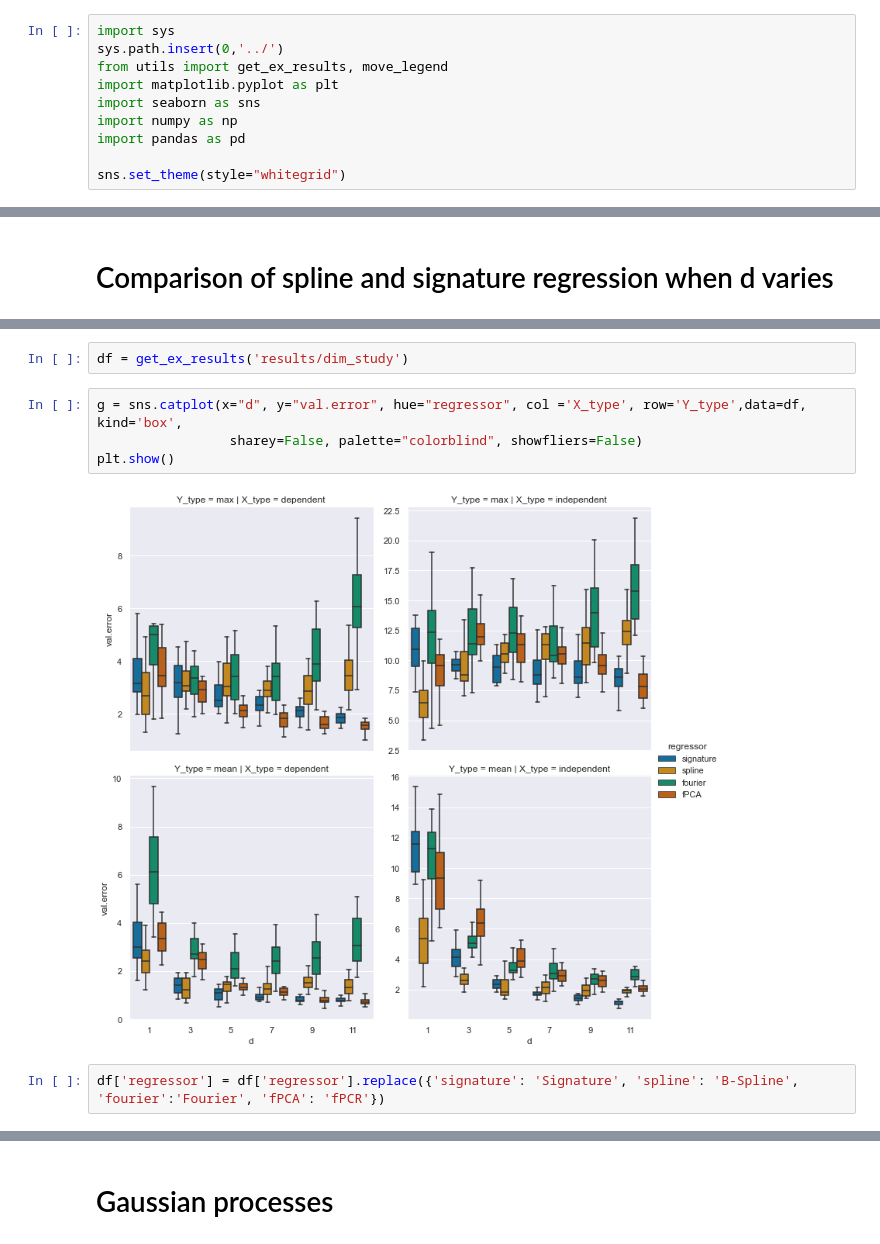
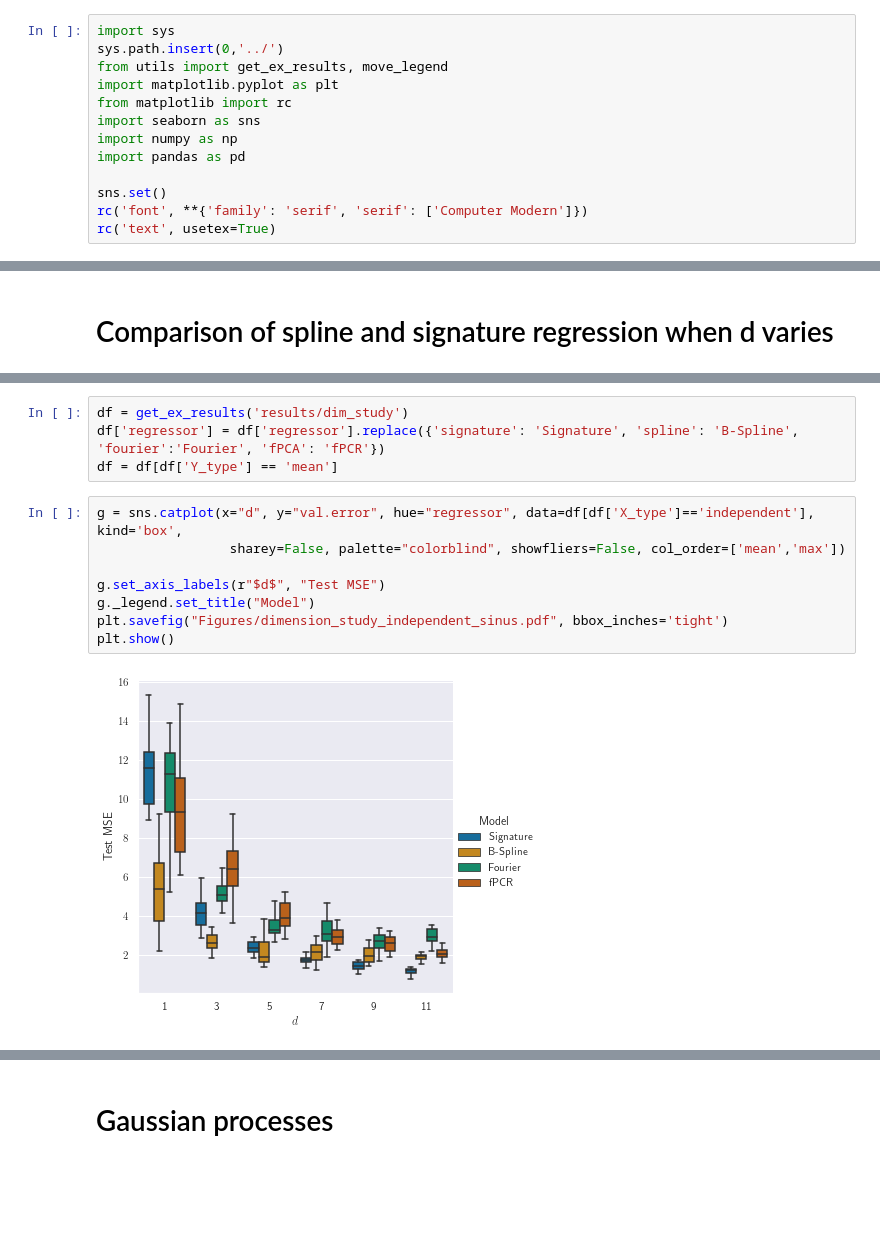
Before and after one commit to afermanian/signature-regression, a Jupyter notebook: notebooks/Analyse results.ipynb, the cells around one changed output, grey strips where cells are left out. Drawn from its saved outputs; the diff is of its cells as text; blank space fills up the shorter version.

```diff
--- a/notebooks/Analyse results.ipynb
+++ b/notebooks/Analyse results.ipynb
@@ -3,11 +3,14 @@ import sys
 sys.path.insert(0,'../')
 from utils import get_ex_results, move_legend
 import matplotlib.pyplot as plt
+from matplotlib import rc
 import seaborn as sns
 import numpy as np
 import pandas as pd
 
-sns.set_theme(style="whitegrid")
+sns.set()
+rc('font', **{'family': 'serif', 'serif': ['Computer Modern']})
+rc('text', usetex=True)
 # %%
 from get_data import get_train_test_data
 from tools import add_time
@@ -68,10 +75,14 @@ plt.show()
-# %%
-df = get_ex_results('results/dim_study')
+# %%
+df = get_ex_results('results/dim_study')
+df['regressor'] = df['regressor'].replace({'signature': 'Signature', 'spline': 'B-Spline', 'fourier':'Fourier', 'fPCA': 'fPCR'})
+df = df[df['Y_type'] == 'mean']
 # %%
-g = sns.catplot(x="d", y="val.error", hue="regressor", col ='X_type', row='Y_type',data=df, kind='box',
-                 sharey=False, palette="colorblind", showfliers=False)
+g = sns.catplot(x="d", y="val.error", hue="regressor", data=df[df['X_type']=='independent'], kind='box',
+                 sharey=False, palette="colorblind", showfliers=False, col_order=['mean','max'])
+
+g.set_axis_labels(r"$d$", "Test MSE")
+g._legend.set_title("Model")
+plt.savefig("Figures/dimension_study_independent_sinus.pdf", bbox_inches='tight')
 plt.show()
 # %% [output]
-[figure, old version]
+[figure, new version]
-# %%
-df['regressor'] = df['regressor'].replace({'signature': 'Signature', 'spline': 'B-Spline', 'fourier':'Fourier', 'fPCA': 'fPCR'})
```
Also changed, not shown: parts of 40 cells of this notebook, 6 other files.
